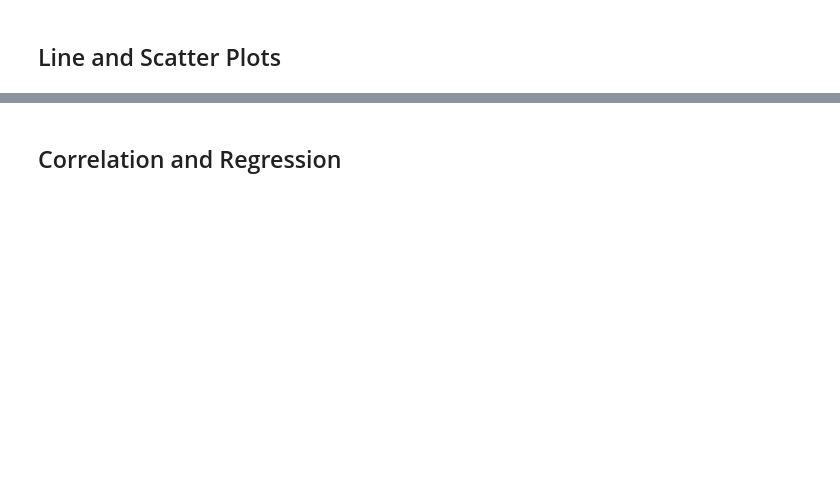
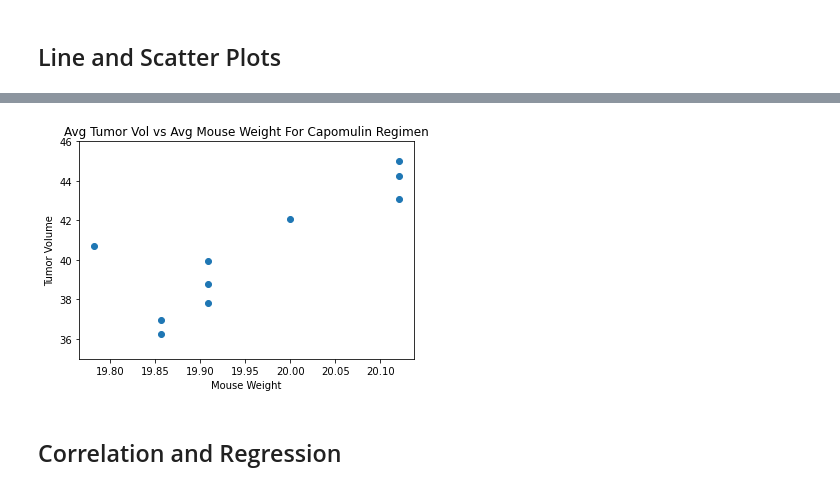
Before and after one commit to slobanwala1/The-Power-Of-Plots, a Jupyter notebook: my_submission/Pymaceuticals/pymaceuticals_starter.ipynb, the cells around one changed output, grey strips where cells are left out. Drawn from its saved outputs; the diff is of its cells as text; code cells hidden in the pictures; blank space fills up the shorter version.

```diff
--- a/my_submission/Pymaceuticals/pymaceuticals_starter.ipynb
+++ b/my_submission/Pymaceuticals/pymaceuticals_starter.ipynb
@@ -260,3 +333,27 @@ plt.show()
+# %%
+# Generate a scatter plot of average tumor volume vs. mouse weight for the Capomulin regimen
+
+# Which df to use?
+# mouse_data_combined_df
+# clean_mice_df
+# Basically an AVG of mouse weight and volume for Capomulin
+Capomulin_tumor_vol_vs_weight = mouse_data_combined_df[mouse_data_combined_df["Drug Regimen"] == 'Capomulin'].groupby(mouse_data_combined_df["Timepoint"]).agg({"Tumor Volume (mm3)":["mean"], "Weight (g)":["mean"]})
+Capomulin_tumor_vol_vs_weight.columns = ["Avg Tumor Volume (mm3)", "Avg Mouse Weight (g)"]
+
+avg_tumor_vol = Capomulin_tumor_vol_vs_weight["Avg Tumor Volume (mm3)"]
+avg_mouse_weight = Capomulin_tumor_vol_vs_weight["Avg Mouse Weight (g)"]
+
+# Create Scatter Plot
+plt.scatter(avg_mouse_weight, avg_tumor_vol)
+plt.title("Avg Tumor Vol vs Avg Mouse Weight For Capomulin Regimen")
+plt.xlabel('Mouse Weight')
+plt.ylabel('Tumor Volume')
+plt.ylim(35,46)
+
+#Capomulin_tumor_vol_vs_weight
+plt.show()
+# %% [output]
+[figure, added]
 # %% [markdown]
 ## Correlation and Regression
 # %%
```
Also changed, not shown: parts of 6 cells of this notebook.
